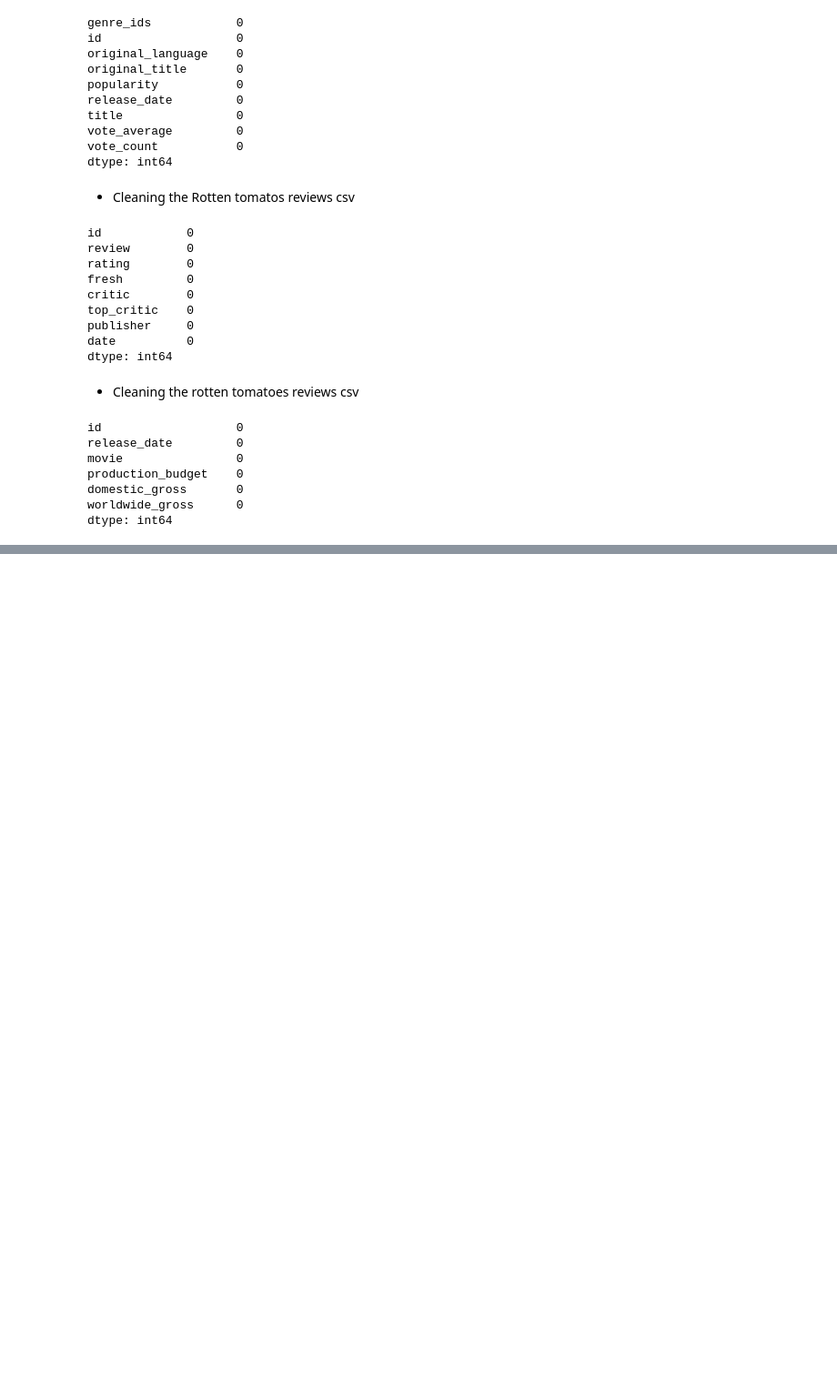
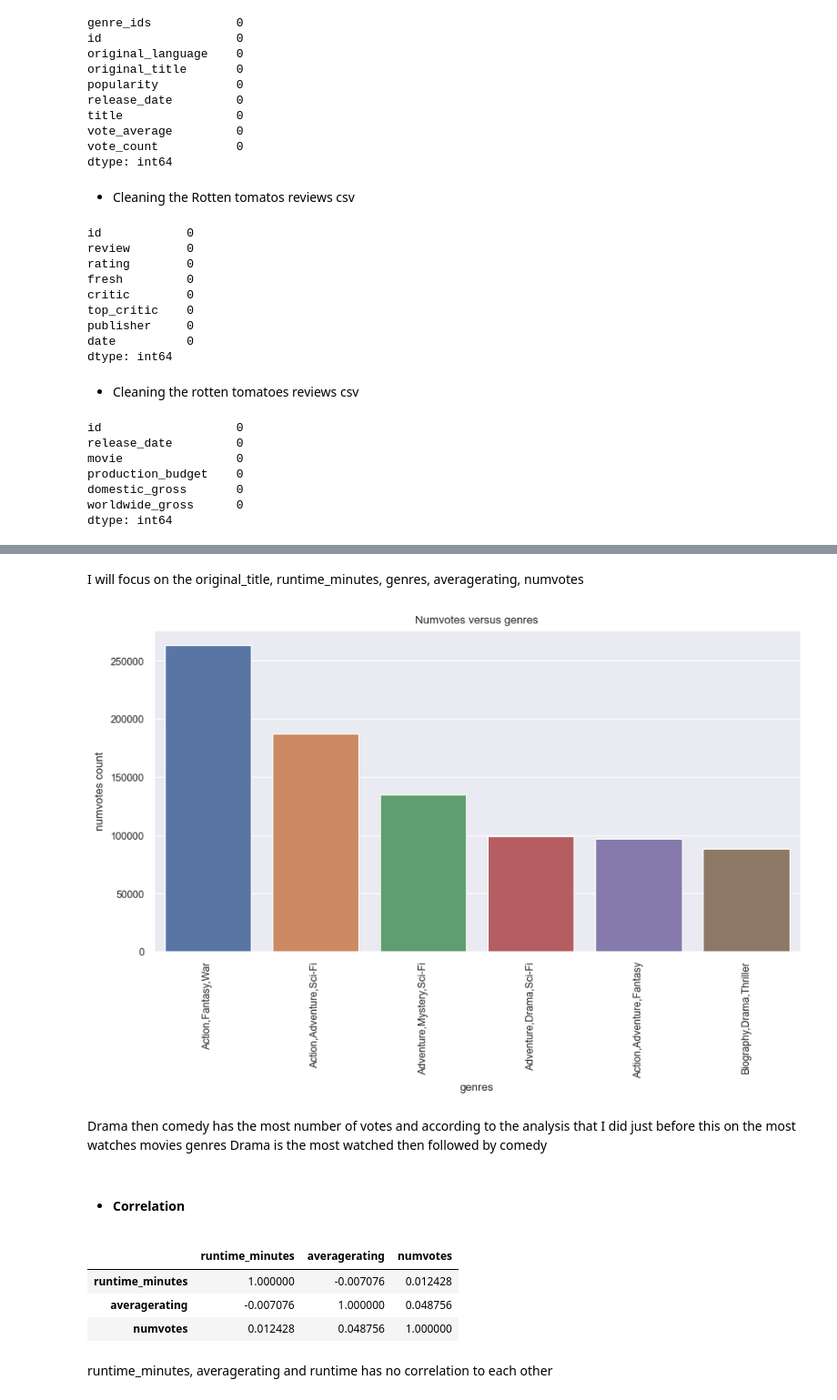
Before and after one commit to jameskatiba/Microsoft-Film-Recommendation-System, a Jupyter notebook: film.ipynb, the cells around one changed output, grey strips where cells are left out. Shown at 91% size. Saved outputs shown, nothing was run; the diff lists cells and outputs as text; code cells hidden in the pictures; blank space fills up the shorter version.

```diff
--- a/film.ipynb
+++ b/film.ipynb
@@ -488,0 +649,35 @@ memory usage: 271.2+ KB
+# %% [markdown]
+I will focus on the original_title, runtime_minutes, genres, averagerating, numvotes
+# %%
+# Grouping the genres by mean numvotes
+value_counts = combined_df.groupby("genres")["numvotes"].mean().sort_values(ascending =False).head(10)
+value_counts = value_counts.iloc[:6]
+# %%
+#  A barplot showing numvotes against genres
+fig, ax =plt.subplots(figsize =(10,5))
+
+ax = sns.barplot(x = value_counts.index, y = value_counts.values)
+ax.tick_params(axis = "x", labelrotation=90)
+
+ax.set_ylabel("numvotes count")
+ax.set_xlabel("genres")
+ax.set_title("Numvotes versus genres")
+sns.set_context("paper");
+# %% [output]
+[figure, added]
+# %% [markdown]
+Drama  then comedy has the most number of votes and according to the analysis that I did just before this on the most watches movies genres Drama is the most watched then followed by comedy
+# %% [markdown]
+ - #### Correlation
+# %%
+# Finding the correlation between runtime minutes, averagerating and numvotes
+corr = combined_df[["runtime_minutes", "averagerating", "numvotes"]]
+corr_data =corr.corr()
+corr_data
+# %% [output]
+|  | runtime_minutes | averagerating | numvotes |
+| runtime_minutes | 1.000000 | -0.007076 | 0.012428 |
+| averagerating | -0.007076 | 1.000000 | 0.048756 |
+| numvotes | 0.012428 | 0.048756 | 1.000000 |
+# %% [markdown]
+runtime_minutes, averagerating and runtime has no correlation to each other
```
Also changed, not shown: parts of 39 cells of this notebook.
